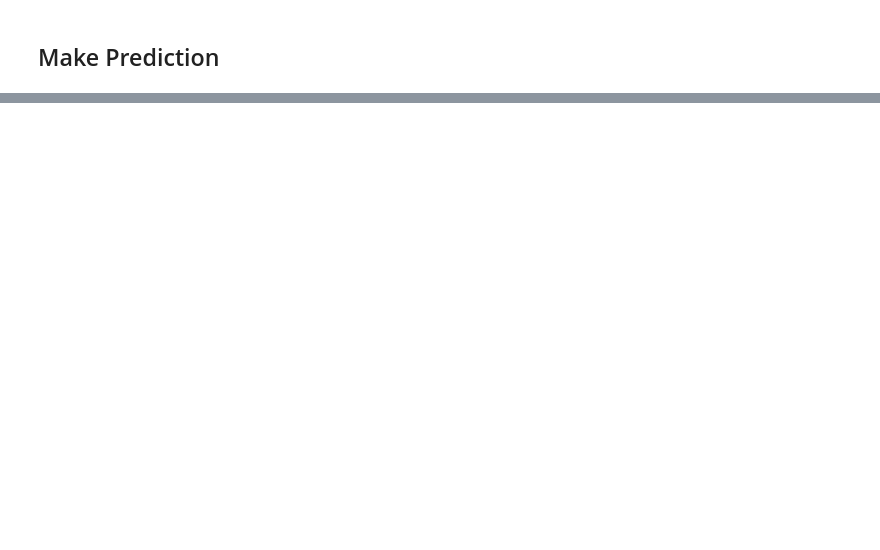
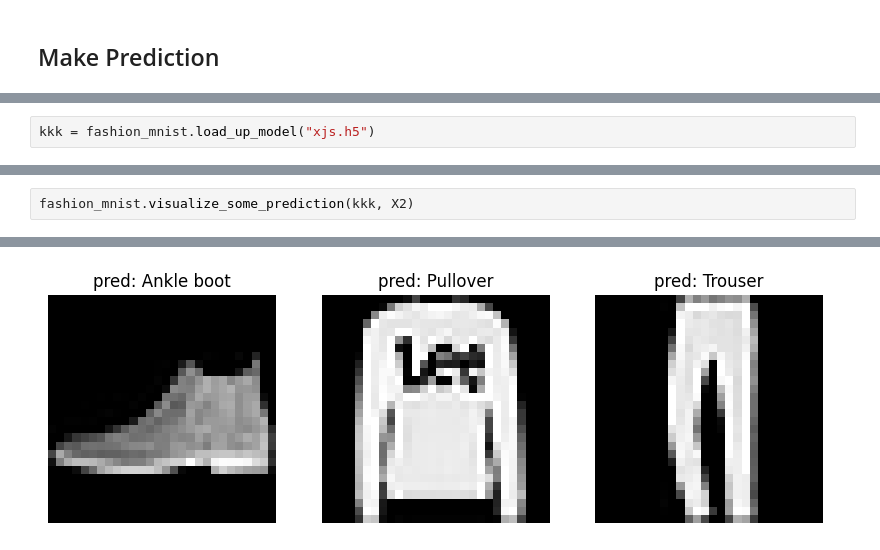
Before and after one commit to Bjoshua25/Fashion-Image-Classpification---ANN-project, a Jupyter notebook: fashion_MNIST_project.ipynb, the cells around one changed output, grey strips where cells are left out. Drawn from its saved outputs; the diff is of its cells as text; blank space fills up the shorter version.

```diff
--- a/fashion_MNIST_project.ipynb
+++ b/fashion_MNIST_project.ipynb
@@ -195,0 +556,2 @@ AttributeError: 'Sequential' object has no attribute 'predict_classes'
+# %%
+kkk = fashion_mnist.load_up_model("xjs.h5")
@@ -195,0 +584,3 @@ AttributeError: 'Sequential' object has no attribute 'predict_classes'
+# %%
+fashion_mnist.visualize_some_prediction(kkk, X2)
+# %% [output]
@@ -195,0 +588 @@ AttributeError: 'Sequential' object has no attribute 'predict_classes'
+[figure, added]
```
Also changed, not shown: parts of 44 cells of this notebook, 4 other files.
